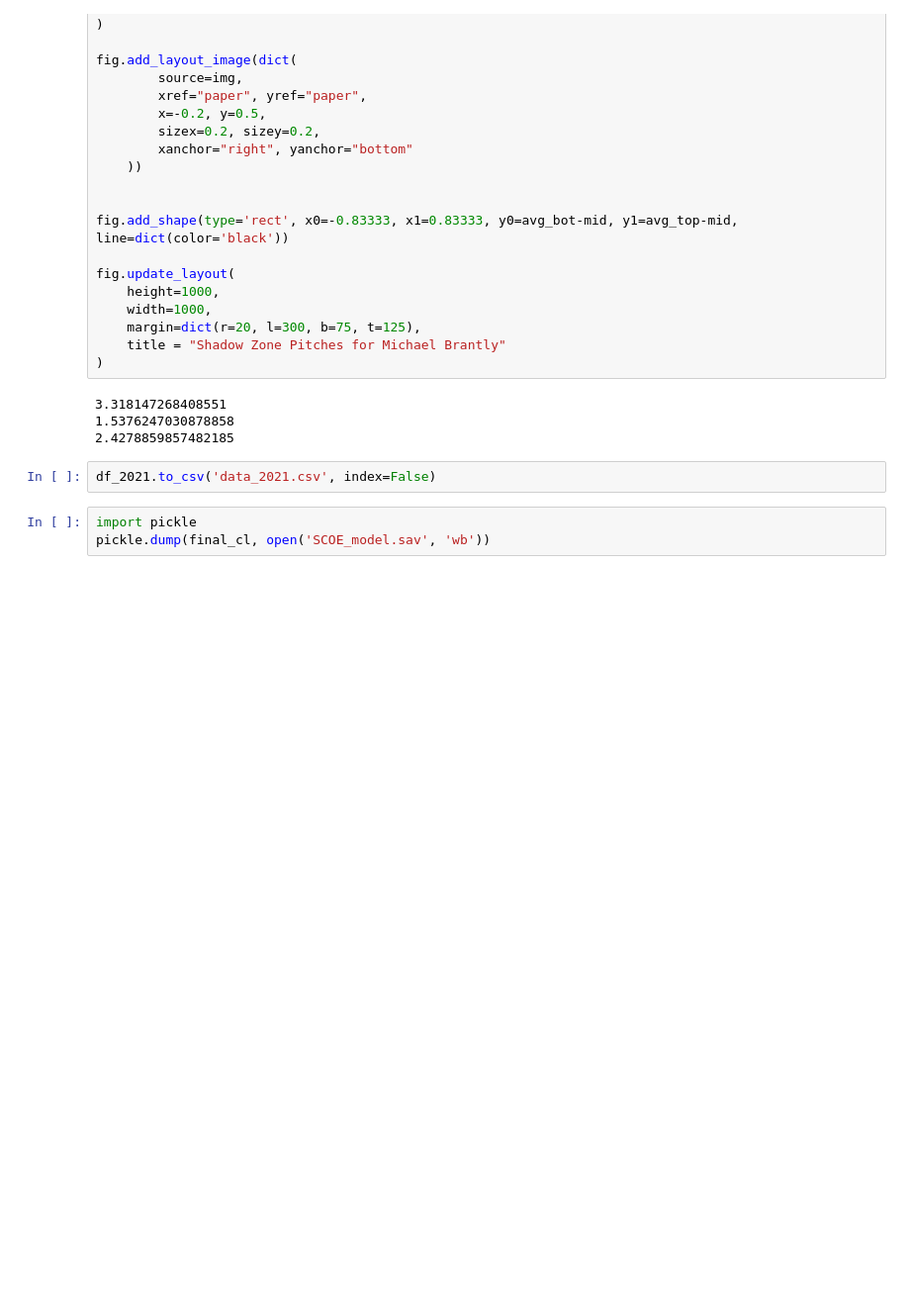
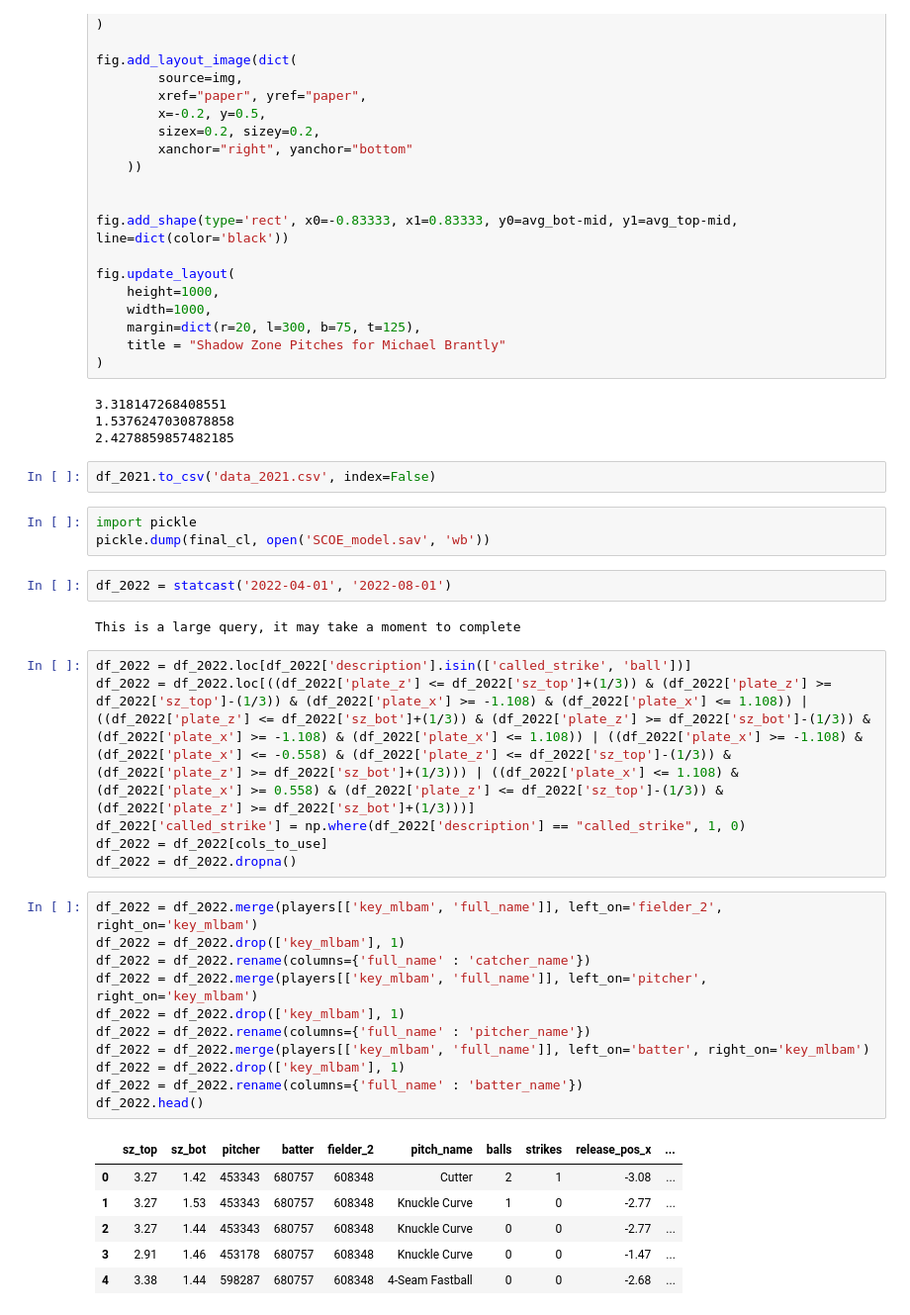
Before and after one commit to syamiller/SCOE, a Jupyter notebook: scoe.ipynb, the cells around one changed output. Shown at 99% size. Saved outputs shown, nothing was run; the diff lists cells and outputs as text; blank space fills up the shorter version.

```diff
--- a/scoe.ipynb
+++ b/scoe.ipynb
@@ -382,3 +386,31 @@ df_2021.to_csv('data_2021.csv', index=False)
 # %%
 import pickle
 pickle.dump(final_cl, open('SCOE_model.sav', 'wb'))
+# %%
+df_2022 = statcast('2022-04-01', '2022-08-01')
+# %% [output]
+This is a large query, it may take a moment to complete
+# %%
+df_2022 = df_2022.loc[df_2022['description'].isin(['called_strike', 'ball'])]
+df_2022 = df_2022.loc[((df_2022['plate_z'] <= df_2022['sz_top']+(1/3)) & (df_2022['plate_z'] >= df_2022['sz_top']-(1/3)) & (df_2022['plate_x'] >= -1.108) & (df_2022['plate_x'] <= 1.108)) | ((df_2022['plate_z'] <= df_2022['sz_bot']+(1/3)) & (df_2022['plate_z'] >= df_2022['sz_bot']-(1/3)) & (df_2022['plate_x'] >= -1.108) & (df_2022['plate_x'] <= 1.108)) | ((df_2022['plate_x'] >= -1.108) & (df_2022['plate_x'] <= -0.558) & (df_2022['plate_z'] <= df_2022['sz_top']-(1/3)) & (df_2022['plate_z'] >= df_2022['sz_bot']+(1/3))) | ((df_2022['plate_x'] <= 1.108) & (df_2022['plate_x'] >= 0.558) & (df_2022['plate_z'] <= df_2022['sz_top']-(1/3)) & (df_2022['plate_z'] >= df_2022['sz_bot']+(1/3)))]
+df_2022['called_strike'] = np.where(df_2022['description'] == "called_strike", 1, 0)
+df_2022 = df_2022[cols_to_use]
+df_2022 = df_2022.dropna()
+# %%
+df_2022 = df_2022.merge(players[['key_mlbam', 'full_name']], left_on='fielder_2', right_on='key_mlbam')
+df_2022 = df_2022.drop(['key_mlbam'], 1)
+df_2022 = df_2022.rename(columns={'full_name' : 'catcher_name'})
+df_2022 = df_2022.merge(players[['key_mlbam', 'full_name']], left_on='pitcher', right_on='key_mlbam')
+df_2022 = df_2022.drop(['key_mlbam'], 1)
+df_2022 = df_2022.rename(columns={'full_name' : 'pitcher_name'})
+df_2022 = df_2022.merge(players[['key_mlbam', 'full_name']], left_on='batter', right_on='key_mlbam')
+df_2022 = df_2022.drop(['key_mlbam'], 1)
+df_2022 = df_2022.rename(columns={'full_name' : 'batter_name'})
+df_2022.head()
+# %% [output]
+|  | sz_top | sz_bot | pitcher | batter | fielder_2 | pitch_name | balls | strikes | release_pos_x | ... |
+| 0 | 3.27 | 1.42 | 453343 | 680757 | 608348 | Cutter | 2 | 1 | -3.08 | ... |
+| 1 | 3.27 | 1.53 | 453343 | 680757 | 608348 | Knuckle Curve | 1 | 0 | -2.77 | ... |
+| 2 | 3.27 | 1.44 | 453343 | 680757 | 608348 | Knuckle Curve | 0 | 0 | -2.77 | ... |
+| 3 | 2.91 | 1.46 | 453178 | 680757 | 608348 | Knuckle Curve | 0 | 0 | -1.47 | ... |
+| 4 | 3.38 | 1.44 | 598287 | 680757 | 608348 | 4-Seam Fastball | 0 | 0 | -2.68 | ... |
```
Also changed, not shown: parts of 6 cells of this notebook, 5 other files.
